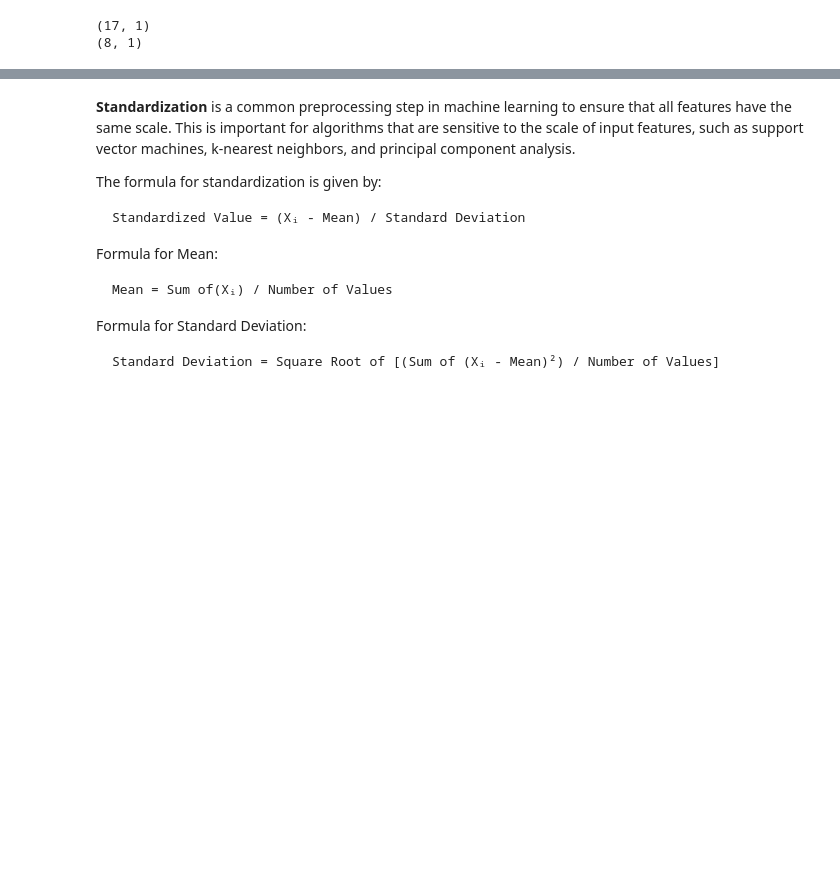
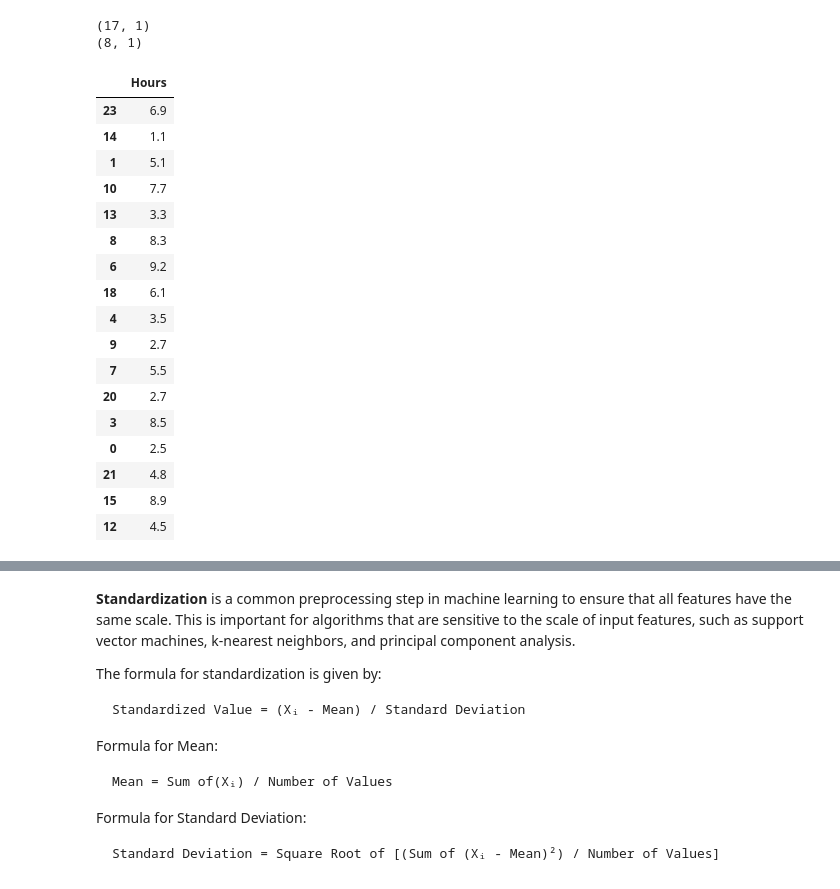
Before and after one commit to Hari-810/ML_DL, a Jupyter notebook: supervised_learning/linear_regression/1_simple_linear_reg.ipynb, the cells around one changed output, grey strips where cells are left out. Saved outputs shown, nothing was run; the diff lists cells and outputs as text; code cells hidden in the pictures; blank space fills up the shorter version.

```diff
--- a/supervised_learning/linear_regression/1_simple_linear_reg.ipynb
+++ b/supervised_learning/linear_regression/1_simple_linear_reg.ipynb
@@ -311,3 +311,24 @@ from sklearn.preprocessing import StandardScaler
 scaler = StandardScaler()
 X_train_scaled = scaler.fit_transform(X_train)
 X_test_scaled = scaler.transform(X_test)
+# %%
+X_train
+# %% [output]
+|  | Hours |
+| 23 | 6.9 |
+| 14 | 1.1 |
+| 1 | 5.1 |
+| 10 | 7.7 |
+| 13 | 3.3 |
+| 8 | 8.3 |
+| 6 | 9.2 |
+| 18 | 6.1 |
+| 4 | 3.5 |
+| 9 | 2.7 |
+| 7 | 5.5 |
+| 20 | 2.7 |
+| 3 | 8.5 |
+| 0 | 2.5 |
+| 21 | 4.8 |
+| 15 | 8.9 |
+| 12 | 4.5 |
```
Also changed, not shown: parts of 2 cells of this notebook, 6 other files.
